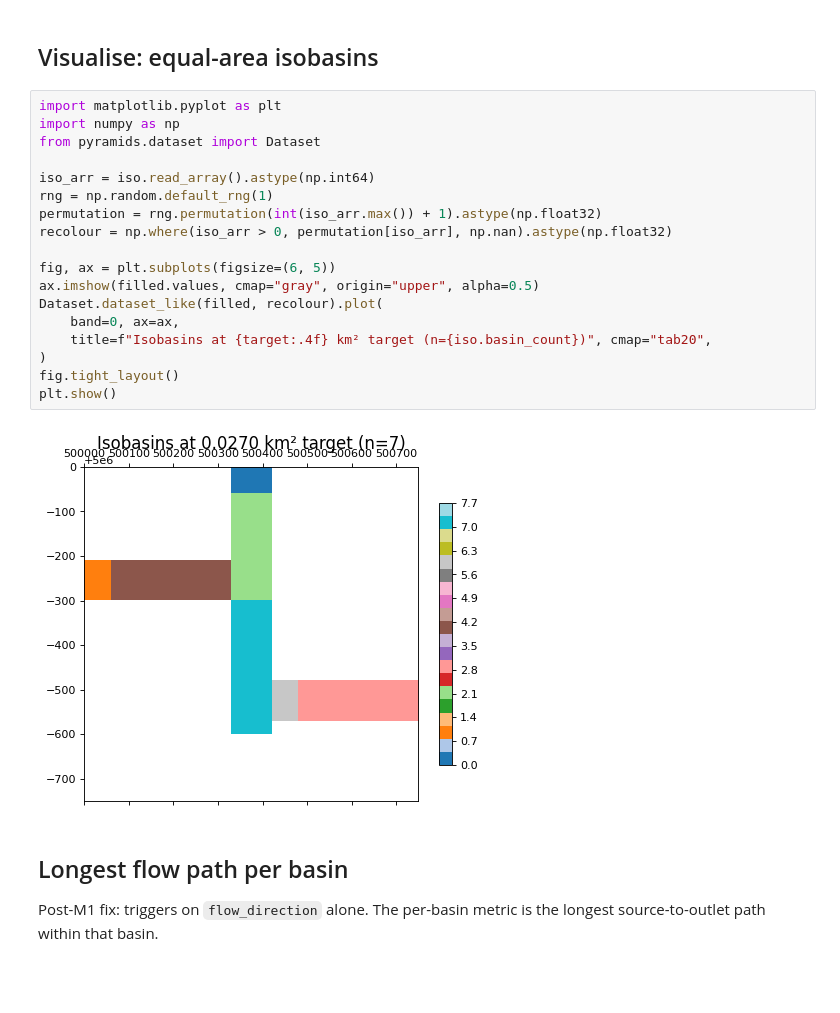
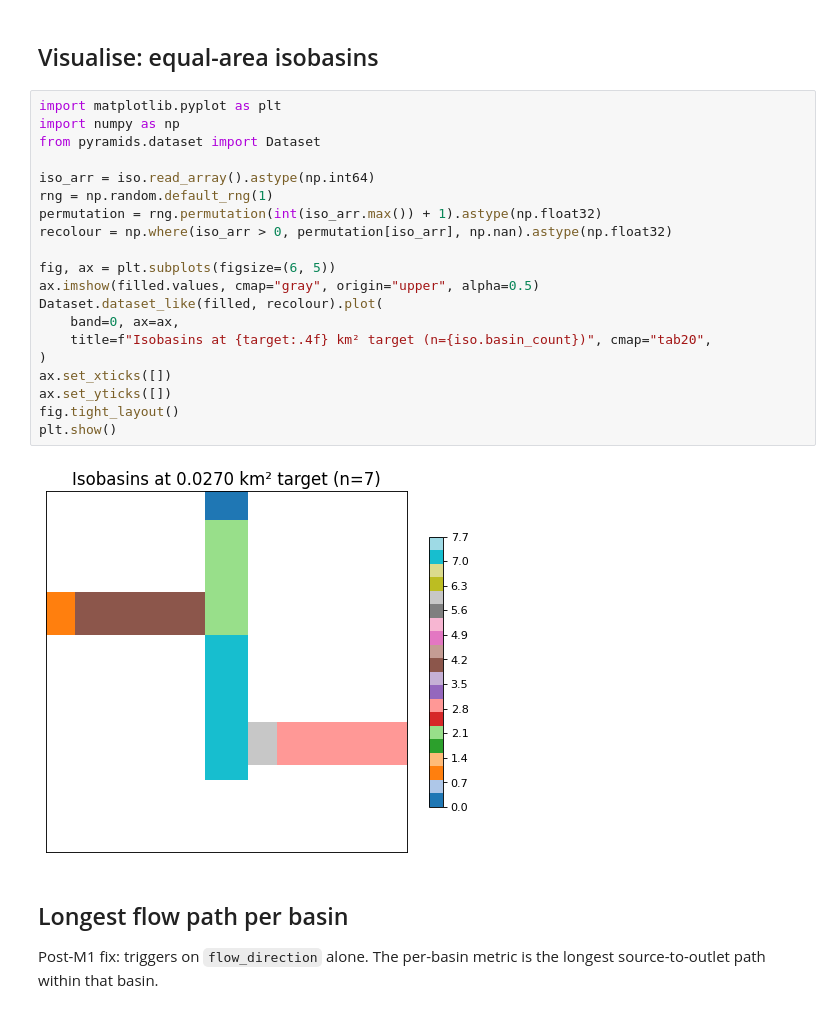
Before and after one commit to serapeum-org/digital-rivers, a Jupyter notebook: docs/examples/02_watershed_analytics.ipynb, the cells around one changed output. Saved outputs shown, nothing was run; the diff lists cells and outputs as text; blank space fills up the shorter version.

```diff
--- a/docs/examples/02_watershed_analytics.ipynb
+++ b/docs/examples/02_watershed_analytics.ipynb
@@ -172,23 +182,25 @@ Sub-basin count: 7
 # %%
 import matplotlib.pyplot as plt
 import numpy as np
 from pyramids.dataset import Dataset
 
 iso_arr = iso.read_array().astype(np.int64)
 rng = np.random.default_rng(1)
 permutation = rng.permutation(int(iso_arr.max()) + 1).astype(np.float32)
 recolour = np.where(iso_arr > 0, permutation[iso_arr], np.nan).astype(np.float32)
 
 fig, ax = plt.subplots(figsize=(6, 5))
 ax.imshow(filled.values, cmap="gray", origin="upper", alpha=0.5)
 Dataset.dataset_like(filled, recolour).plot(
     band=0, ax=ax,
     title=f"Isobasins at {target:.4f} km² target (n={iso.basin_count})", cmap="tab20",
 )
+ax.set_xticks([])
+ax.set_yticks([])
 fig.tight_layout()
 plt.show()
 # %% [output]
-[figure, old version]
+[figure, new version]
 # %% [markdown]
 ## Longest flow path per basin
 
```
Also changed, not shown: parts of 5 cells of this notebook, 11 other files.
